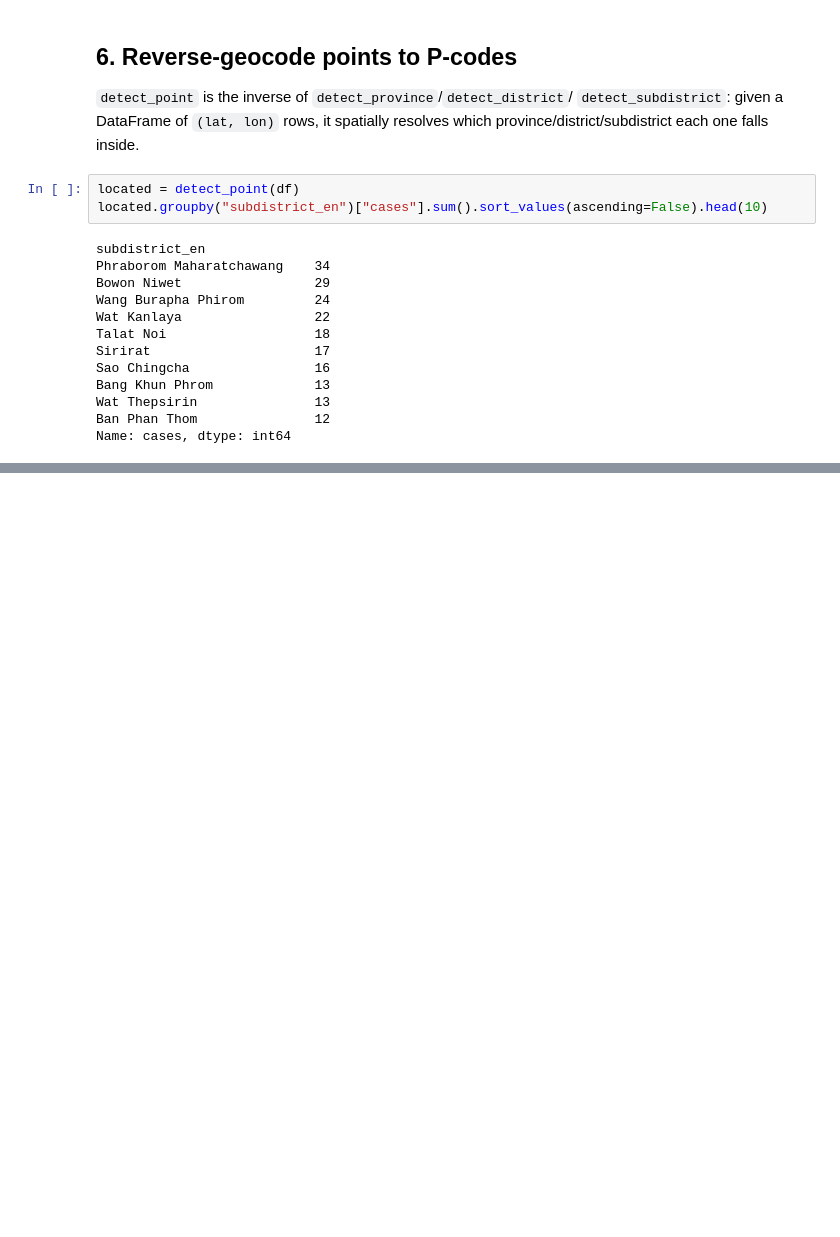
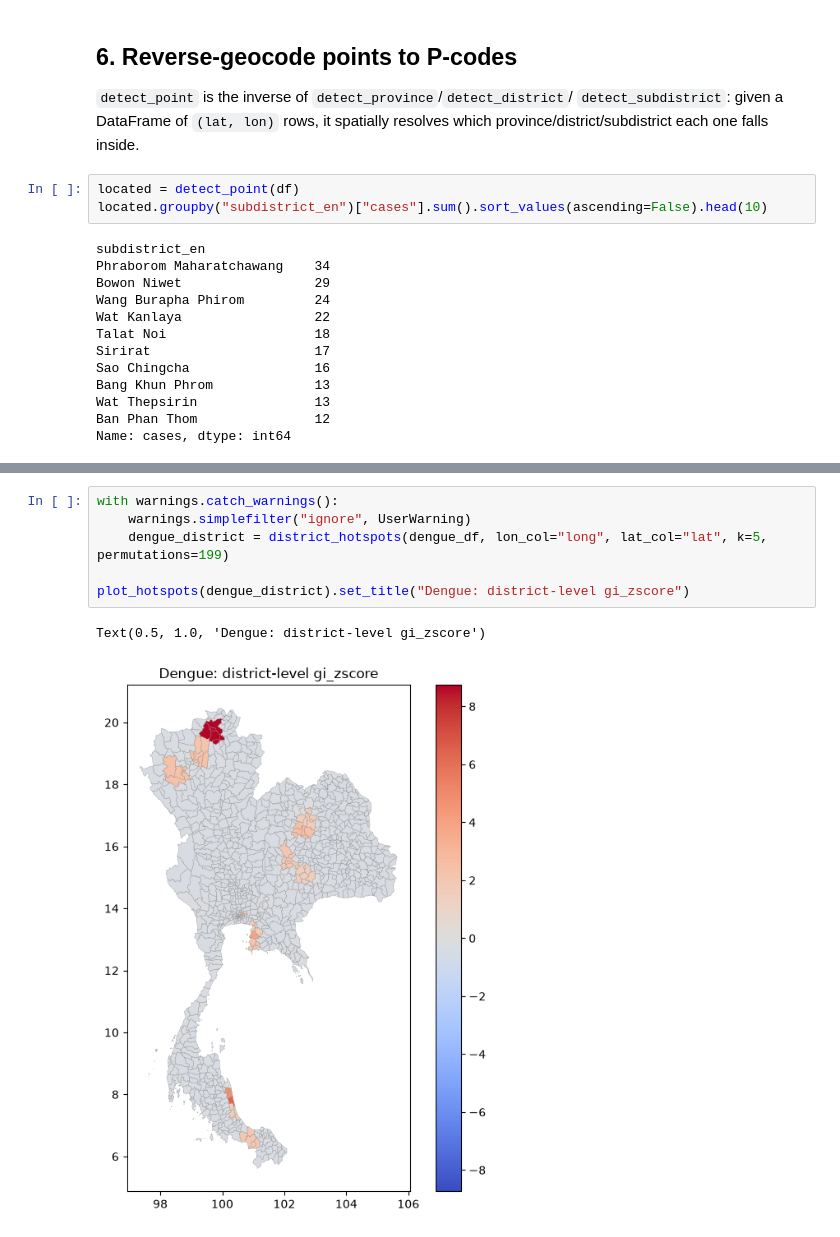
Before and after one commit to nongwarodom/spatialdetection, a Jupyter notebook: notebooks/quickstart.ipynb, the cells around one changed output, grey strips where cells are left out. Drawn from its saved outputs; the diff is of its cells as text; blank space fills up the shorter version.

```diff
--- a/notebooks/quickstart.ipynb
+++ b/notebooks/quickstart.ipynb
@@ -302,0 +282,9 @@ Top subdistricts by person count:
+# %%
+with warnings.catch_warnings():
+    warnings.simplefilter("ignore", UserWarning)
+    dengue_district = district_hotspots(dengue_df, lon_col="long", lat_col="lat", k=5, permutations=199)
+
+plot_hotspots(dengue_district).set_title("Dengue: district-level gi_zscore")
+# %% [output]
+Text(0.5, 1.0, 'Dengue: district-level gi_zscore')
+[figure, added]
```
Also changed, not shown: parts of 23 cells of this notebook, 6 other files.
